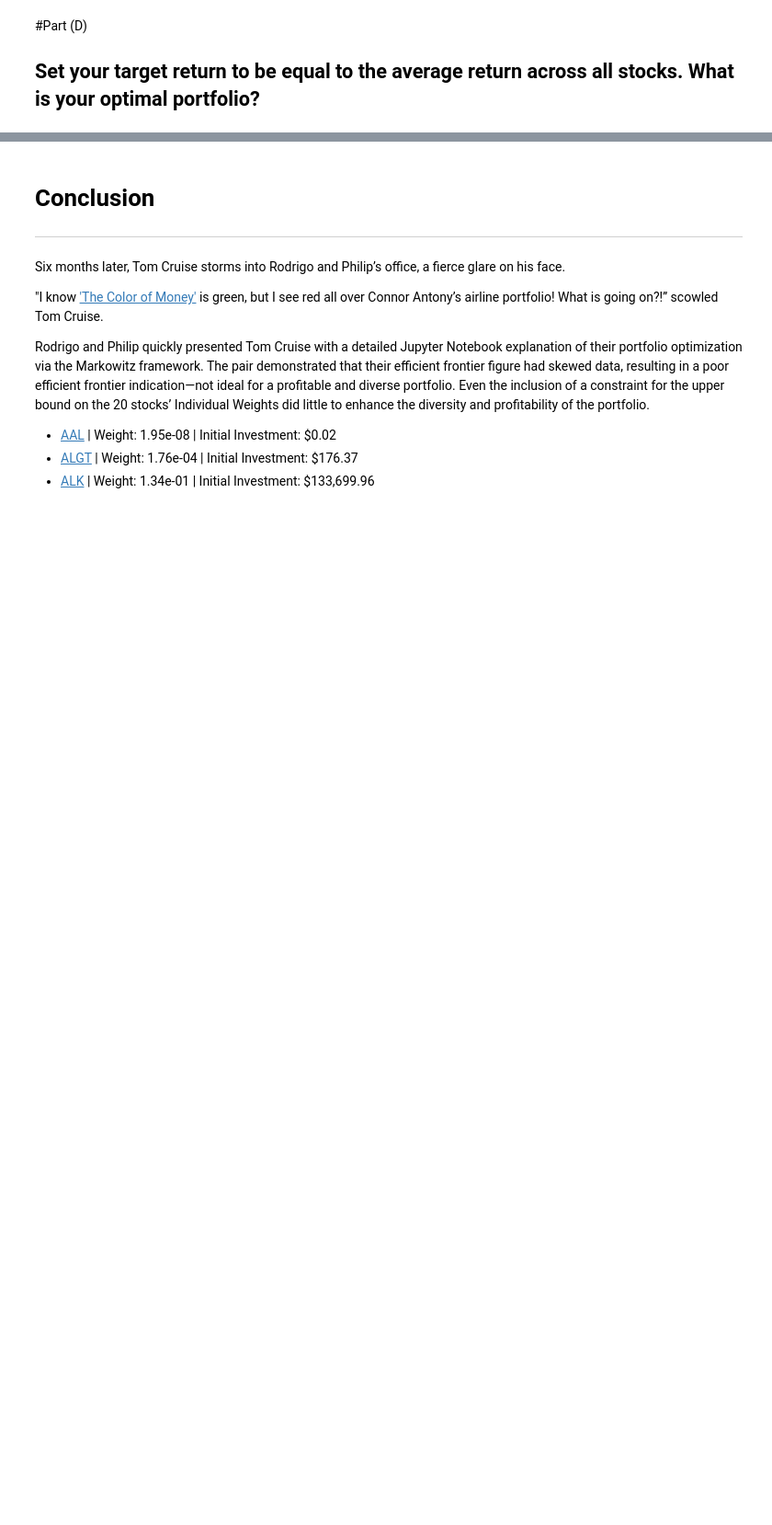
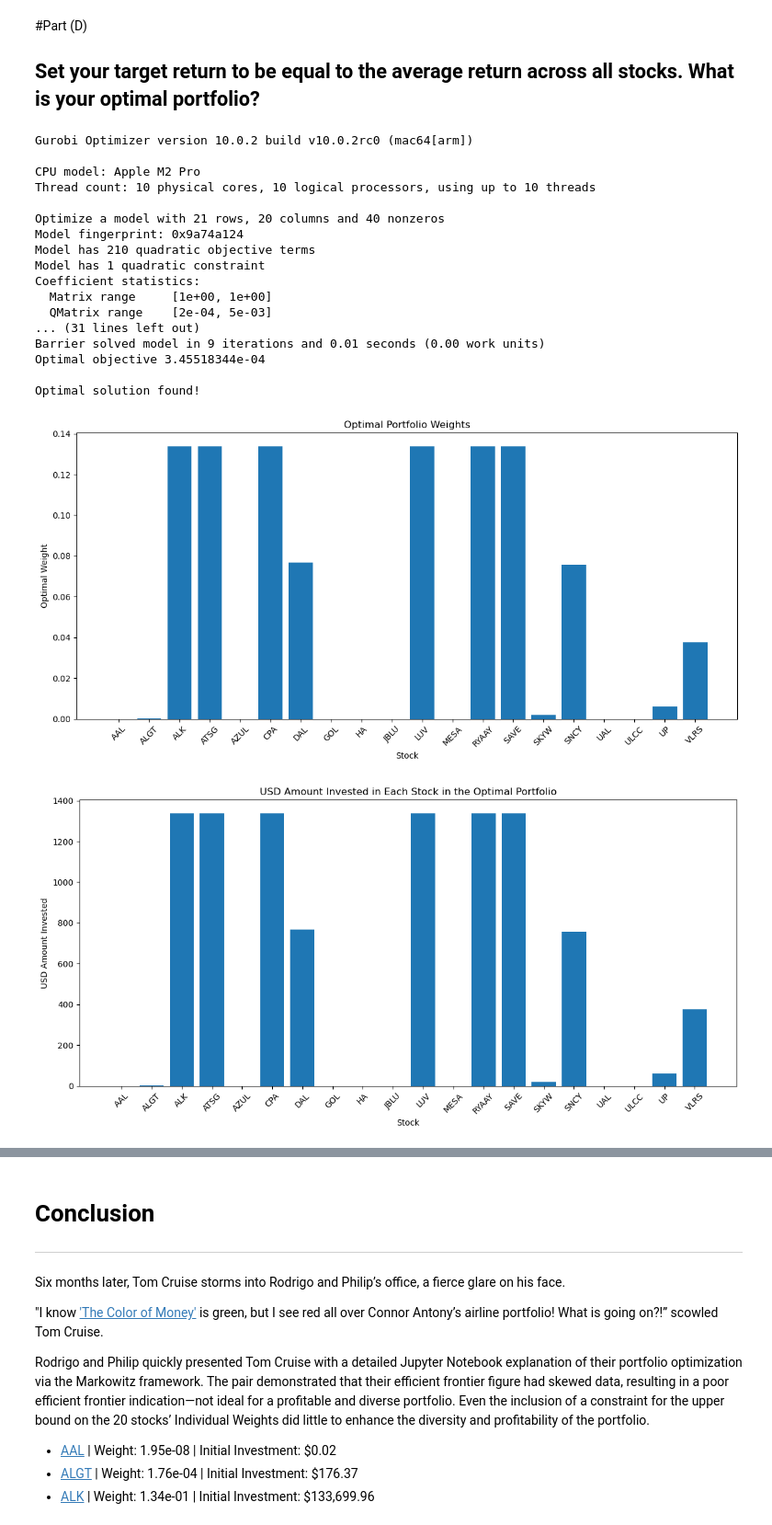
Before and after one commit to hihipy/ms-ba-um-notebooks, a Jupyter notebook: Courses/01 Fall 2023 - Term 1/MAS 632 - Management Science Models for Decision Making/Project/MAS 632 - Management Science Models for Decision Airline Portfolio Optimization Project.ipynb, the cells around one changed output, grey strips where cells are left out. Shown: that part at 92% size. Drawn from its saved outputs; the diff is of its cells as text; code cells hidden in the pictures; blank space fills up the shorter version.

```diff
--- a/Courses/01 Fall 2023 - Term 1/MAS 632 - Management Science Models for Decision Making/Project/MAS 632 - Management Science Models for Decision Airline Portfolio Optimization Project.ipynb
+++ b/Courses/01 Fall 2023 - Term 1/MAS 632 - Management Science Models for Decision Making/Project/MAS 632 - Management Science Models for Decision Airline Portfolio Optimization Project.ipynb
@@ -337,56 +336,82 @@ plt.show()
 #Part (D)
 ## Set your target return to be equal to the average return across all stocks. What is your optimal portfolio?
 # %%
-# Assume 'stocks' and 'sigma' are defined above the provided code.
-
 # Create a model
 m = gp.Model('portfolio')
 
 # Add variable for the stocks
 x = m.addMVar(len(stocks))
 
 # Constraint: Overall risk of the portfolio should not exceed 0.30
 m.addConstr(x @ sigma @ x <= 0.30**2, 'risk')
 
 # Constraint: Weight of each individual stock should not exceed 13.37% (0.1337)
 upper_bound = 0.1337
 for i in range(len(stocks)):
     m.addConstr(x[i] <= upper_bound, f'upper_weight_{stocks[i]}')
 
 # Objective: minimize the portfolio risk, modeled using covariance matrix sigma
 m.setObjective(x @ sigma @ x, GRB.MINIMIZE)
 
 # Constraint: Sum of weights should be equal to 1 (i.e., full investment)
 m.addConstr(x.sum() == 1, 'budget')
 
 # Optimize model to find the minimum risk portfolio
 m.optimize()
 
 # Ensure that an optimal solution is found
 if m.status == GRB.Status.OPTIMAL:
     print('Optimal solution found!')
+
+    # Extracting optimal weights from the solution
+    optimal_weights = x.x
+
+    # Calculating the amounts invested in each stock, assuming an overall investment value.
+    # For instance, if you're investing a total of 10,000 USD, it would be:
+    investment = 10000
+    amounts_invested = optimal_weights * investment
+
+    # Plotting optimal portfolio weights
+    fig, ax = plt.subplots(figsize=(12,6))
+    ax.bar(stocks, optimal_weights)
+    ax.set_xlabel('Stock')
+    ax.set_ylabel('Optimal Weight')
+    ax.set_title('Optimal Portfolio Weights')
+    plt.xticks(rotation=45)
+    plt.tight_layout()
+    plt.show()
+
+    # Plotting USD amount per stock
+    fig, ax = plt.subplots(figsize=(12,6))
+    ax.bar(stocks, amounts_invested)
+    ax.set_xlabel('Stock')
+    ax.set_ylabel('USD Amount Invested')
+    ax.set_title('USD Amount Invested in Each Stock in the Optimal Portfolio')
+    plt.xticks(rotation=45)
+    plt.tight_layout()
+    plt.show()
 else:
     print('No optimal solution found. Status code:', m.status)
-
-# Plotting optimal portfolio weights
-fig, ax = plt.subplots(figsize=(12,6))
-ax.bar(stocks, optimal_weights)
-ax.set_xlabel('Stock')
-ax.set_ylabel('Optimal Weight')
-ax.set_title('Optimal Portfolio Weights')
-plt.xticks(rotation=45)
-plt.tight_layout()
-plt.show()
-
-# Plotting USD amount per stock
-fig, ax = plt.subplots(figsize=(12,6))
-ax.bar(stocks, amounts_invested)
-ax.set_xlabel('Stock')
-ax.set_ylabel('USD Amount Invested')
-ax.set_title('USD Amount Invested in Each Stock in the Optimal Portfolio')
-plt.xticks(rotation=45)
-plt.tight_layout()
-plt.show()
+# %% [output]
+Gurobi Optimizer version 10.0.2 build v10.0.2rc0 (mac64[arm])
+
+CPU model: Apple M2 Pro
+Thread count: 10 physical cores, 10 logical processors, using up to 10 threads
+
+Optimize a model with 21 rows, 20 columns and 40 nonzeros
+Model fingerprint: 0x9a74a124
+Model has 210 quadratic objective terms
+Model has 1 quadratic constraint
+Coefficient statistics:
+  Matrix range     [1e+00, 1e+00]
+  QMatrix range    [2e-04, 5e-03]
+... (31 lines left out)
+Barrier solved model in 9 iterations and 0.01 seconds (0.00 work units)
+Optimal objective 3.45518344e-04
+
+Optimal solution found!
+[figure, added]
+[figure, added]
 # %%
 pd.set_option('display.float_format', '{:.2e}'.format)
 
```
Also changed, not shown: parts of 8 cells of this notebook, 1 other file.
